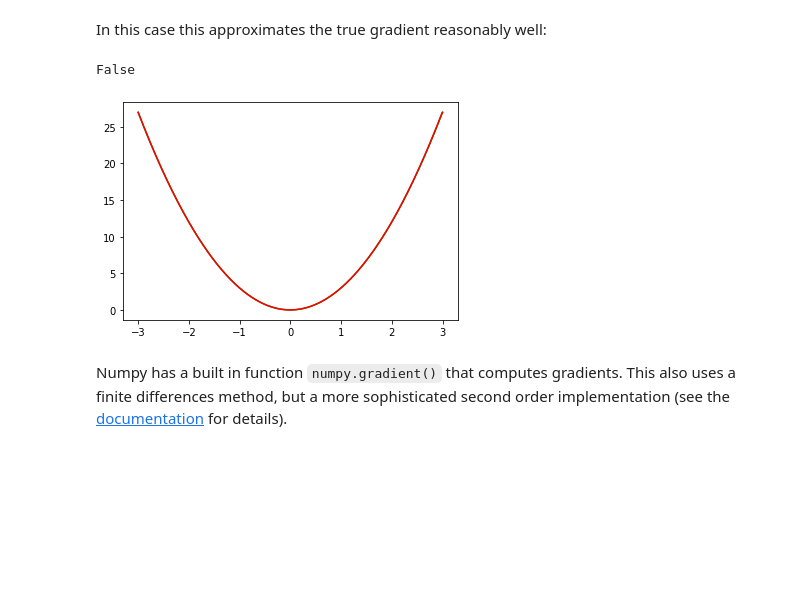
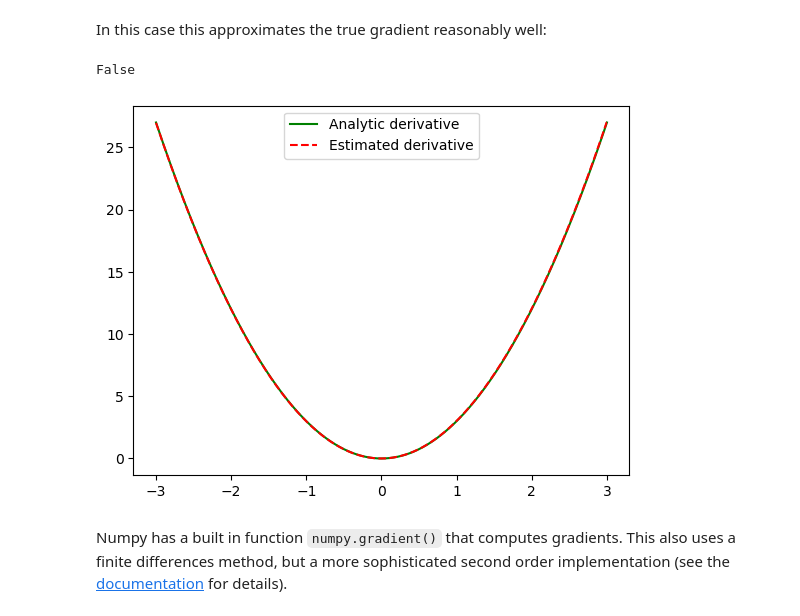
Before and after one commit to drwalton/cgvi-python-intro, a Jupyter notebook: 10_differentiation.ipynb, the cells around one changed output. Saved outputs shown, nothing was run; the diff lists cells and outputs as text; code cells hidden in the pictures; blank space fills up the shorter version.

```diff
--- a/10_differentiation.ipynb
+++ b/10_differentiation.ipynb
@@ -67,14 +71,16 @@ plt.plot(x, x_deriv_est, "r")
 # %% [markdown]
 In this case this approximates the true gradient reasonably well:
 # %%
-plt.plot(x, x_deriv, "g")
-plt.plot(x, x_deriv_est, "r")
+fig, ax = plt.subplots()
+func_line = ax.plot(x, x_deriv, "g", label="Analytic derivative")
+deriv_line = ax.plot(x, x_deriv_est, "r--", label="Estimated derivative") # "r--" gives a dashed red line
+ax.legend()
 
 # But it isn't close enough for np.allclose():
 print(np.allclose(x_deriv, x_deriv_est))
 # %% [output]
 False
-[figure, old version]
+[figure, new version]
 # %% [markdown]
 Numpy has a built in function `numpy.gradient()` that computes gradients. This also uses a finite differences method, but a more sophisticated second order implementation (see the [documentation](https://numpy.org/doc/stable/reference/generated/numpy.gradient.html) for details).
 # %%
```
Also changed, not shown: parts of 9 cells of this notebook, 2 other files.
